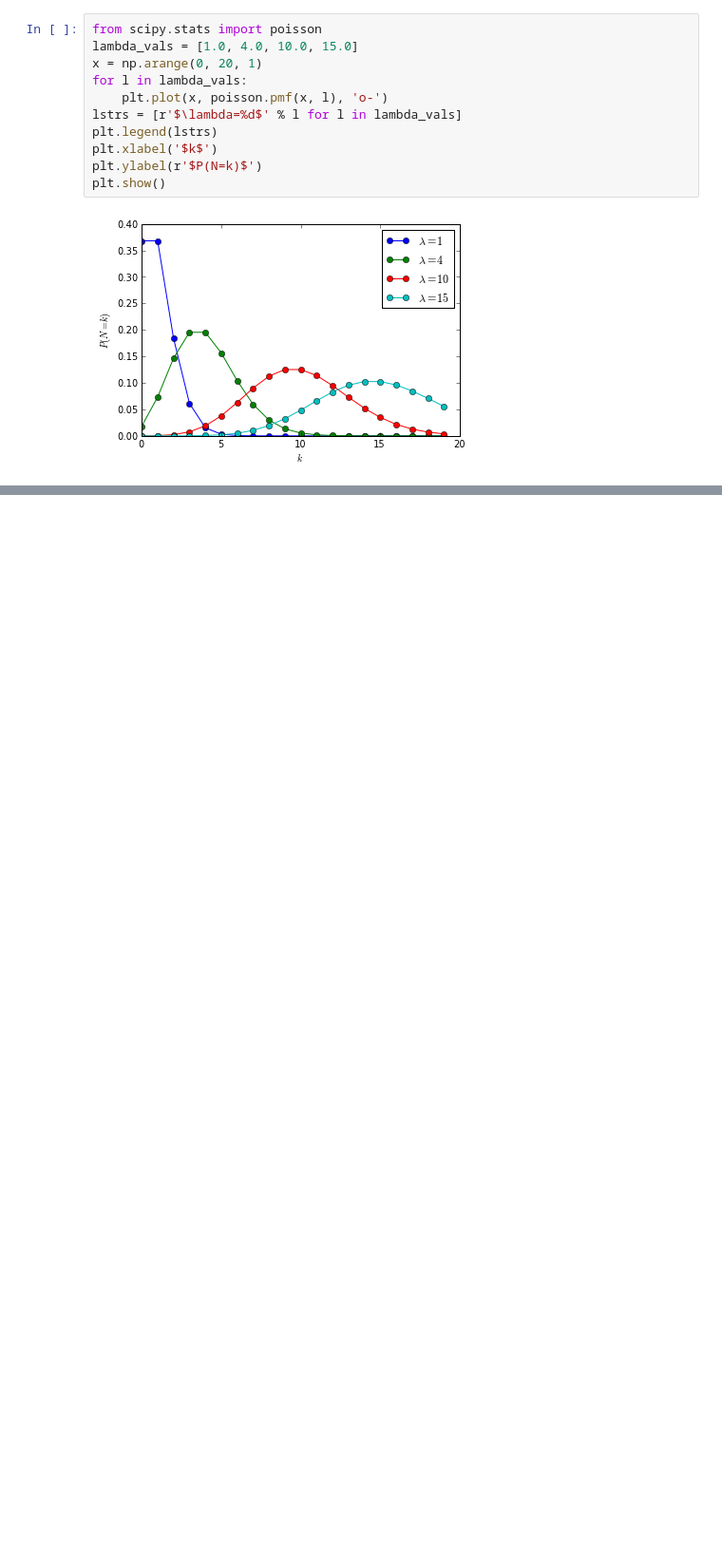
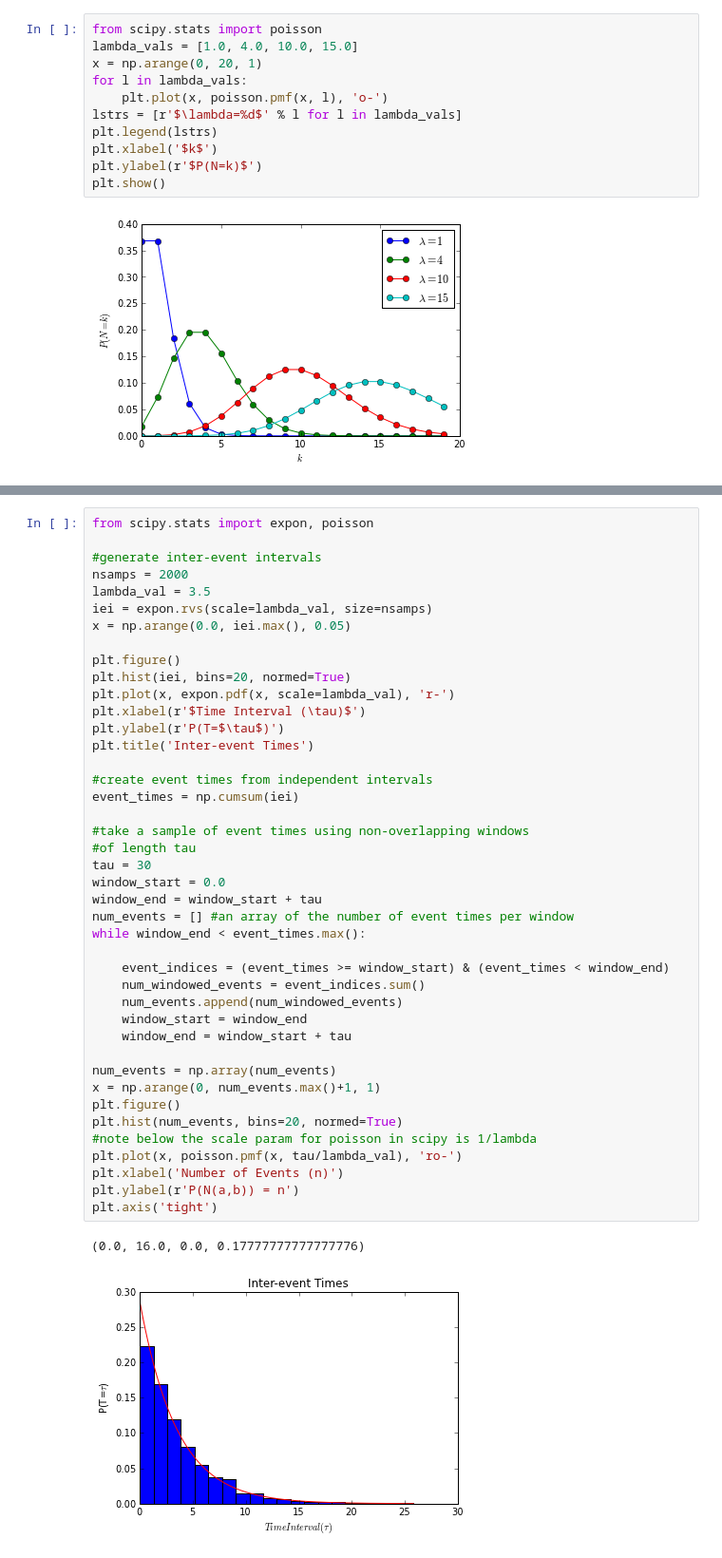
Before and after one commit to mschachter/notebooks, a Jupyter notebook: Point Processes.ipynb, the cells around one changed output, grey strips where cells are left out. Shown at 95% size. Cells and saved outputs as stored; diff of their text form; blank space fills up the shorter version.

```diff
--- a/Point Processes.ipynb
+++ b/Point Processes.ipynb
@@ -136,0 +193,45 @@ plt.show()
+# %%
+from scipy.stats import expon, poisson
+
+#generate inter-event intervals
+nsamps = 2000
+lambda_val = 3.5
+iei = expon.rvs(scale=lambda_val, size=nsamps)
+x = np.arange(0.0, iei.max(), 0.05)
+
+plt.figure()
+plt.hist(iei, bins=20, normed=True)
+plt.plot(x, expon.pdf(x, scale=lambda_val), 'r-')
+plt.xlabel(r'$Time Interval (\tau)$')
+plt.ylabel(r'P(T=$\tau$)')
+plt.title('Inter-event Times')
+
+#create event times from independent intervals
+event_times = np.cumsum(iei)
+
+#take a sample of event times using non-overlapping windows
+#of length tau
+tau = 30
+window_start = 0.0
+window_end = window_start + tau
+num_events = [] #an array of the number of event times per window
+while window_end < event_times.max():
+
+    event_indices = (event_times >= window_start) & (event_times < window_end)
+    num_windowed_events = event_indices.sum()
+    num_events.append(num_windowed_events)
+    window_start = window_end
+    window_end = window_start + tau
+
+num_events = np.array(num_events)
+x = np.arange(0, num_events.max()+1, 1)
+plt.figure()
+plt.hist(num_events, bins=20, normed=True)
+#note below the scale param for poisson in scipy is 1/lambda
+plt.plot(x, poisson.pmf(x, tau/lambda_val), 'ro-')
+plt.xlabel('Number of Events (n)')
+plt.ylabel(r'P(N(a,b)) = n')
+plt.axis('tight')
+# %% [output]
+(0.0, 16.0, 0.0, 0.17777777777777776)
+[figure, added]
```
Also changed, not shown: parts of 10 cells of this notebook.
